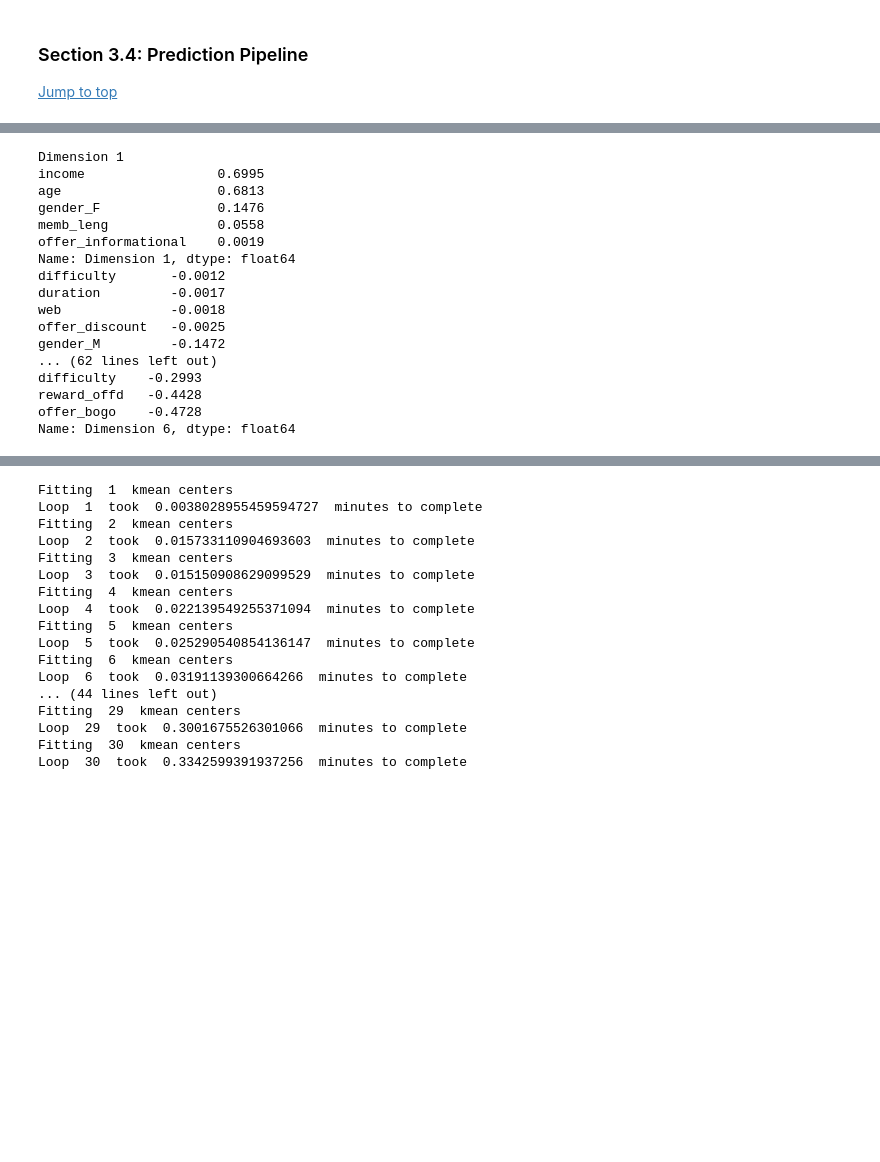
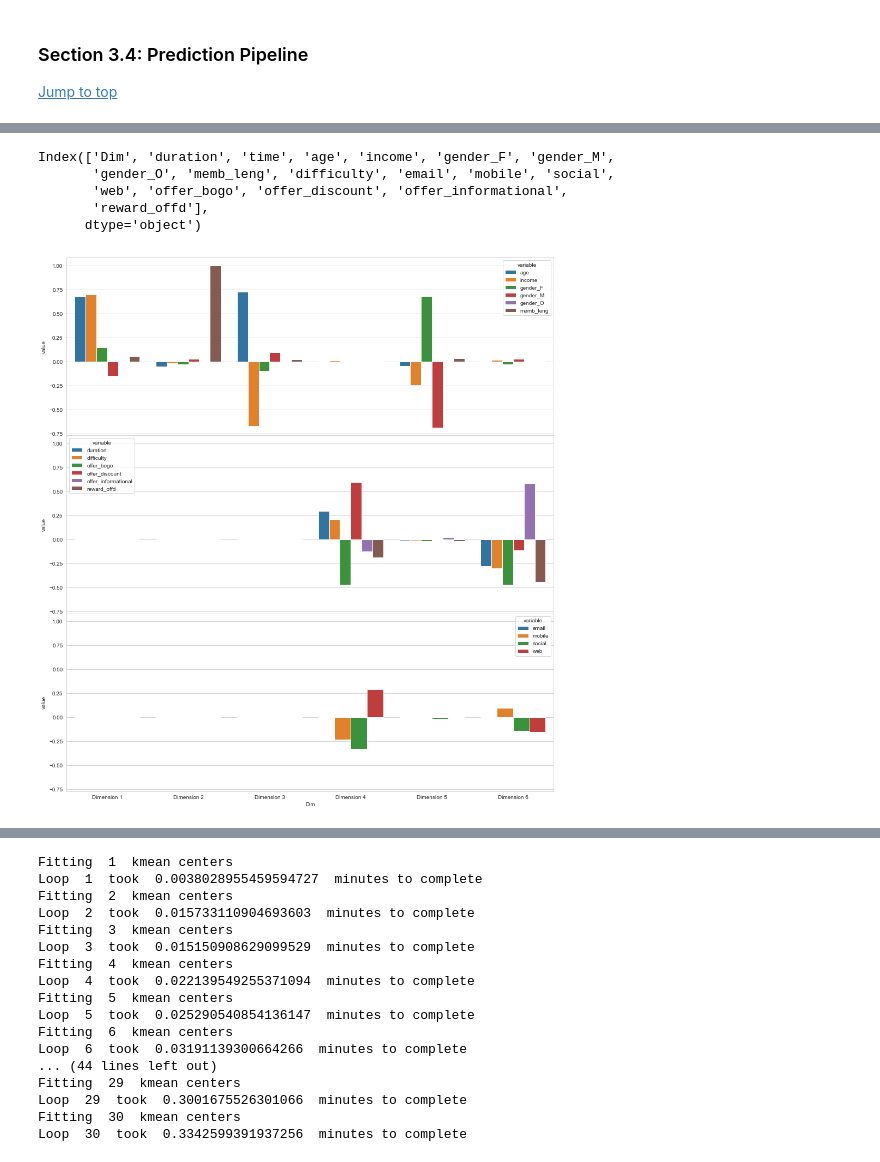
Before and after one commit to TomCanty/StarbucksCapstone, a Jupyter notebook: Starbucks_Capstone_notebook.ipynb, the cells around one changed output, grey strips where cells are left out. Cells and saved outputs as stored; diff of their text form; code cells hidden in the pictures; blank space fills up the shorter version.

```diff
--- a/Starbucks_Capstone_notebook.ipynb
+++ b/Starbucks_Capstone_notebook.ipynb
@@ -1586,37 +1491,30 @@ res.drop(columns=['Explained Variance'],inplace=True)
-# %%
-print("Dimension 1")
-print(res.loc['Dimension 1',:].sort_values(ascending=False)[:5])
-print(res.loc['Dimension 1',:].sort_values(ascending=False)[-5:])
-print("Dimension 2")
-print(res.loc['Dimension 2',:].sort_values(ascending=False)[:5])
-print(res.loc['Dimension 2',:].sort_values(ascending=False)[-5:])
-print("Dimension 3")
-print(res.loc['Dimension 3',:].sort_values(ascending=False)[:5])
-print(res.loc['Dimension 3',:].sort_values(ascending=False)[-5:])
-print("Dimension 4")
-print(res.loc['Dimension 4',:].sort_values(ascending=False)[:5])
-print(res.loc['Dimension 4',:].sort_values(ascending=False)[-5:])
-print("Dimension 5")
-print(res.loc['Dimension 5',:].sort_values(ascending=False)[:5])
-print(res.loc['Dimension 5',:].sort_values(ascending=False)[-5:])
-print("Dimension 6")
-print(res.loc['Dimension 6',:].sort_values(ascending=False)[:5])
-print(res.loc['Dimension 6',:].sort_values(ascending=False)[-5:])
-# %% [output]
-Dimension 1
-income                 0.6995
-age                    0.6813
-gender_F               0.1476
-memb_leng              0.0558
-offer_informational    0.0019
-Name: Dimension 1, dtype: float64
-difficulty       -0.0012
-duration         -0.0017
-web              -0.0018
-offer_discount   -0.0025
-gender_M         -0.1472
-... (62 lines left out)
-difficulty    -0.2993
-reward_offd   -0.4428
-offer_bogo    -0.4728
-Name: Dimension 6, dtype: float64
+# %%
+res = pca_results_rng(events_merged_std[X_col],pca7,[1,6])
+
+
+
+res.drop(columns=['Explained Variance'],inplace=True)
+res.reset_index(inplace=True)
+res.rename(columns={'index':'Dim'},inplace=True)
+# %%
+res_melt = res.melt(id_vars=['Dim'])
+# %%
+res.columns
+# %% [output]
+Index(['Dim', 'duration', 'time', 'age', 'income', 'gender_F', 'gender_M',
+       'gender_O', 'memb_leng', 'difficulty', 'email', 'mobile', 'social',
+       'web', 'offer_bogo', 'offer_discount', 'offer_informational',
+       'reward_offd'],
+      dtype='object')
+# %%
+demo_feat = ['age', 'income', 'gender_F', 'gender_M','gender_O', 'memb_leng']
+offer_feat = ['duration','difficulty','offer_bogo', 'offer_discount', 'offer_informational','reward_offd']
+communication_feat = ['email', 'mobile', 'social','web']
+# %%
+fig_4_1c, ax_4_1c = plt.subplots(nrows = 3, ncols=1, sharex=True,sharey=True ,figsize=(16, 18))
+sns.barplot(data=res_melt[res_melt['variable'].isin(demo_feat)],x='Dim',y='value',hue='variable',ax=ax_4_1c[0]);
+sns.barplot(data=res_melt[res_melt['variable'].isin(offer_feat)],x='Dim',y='value',hue='variable',ax=ax_4_1c[1]);
+sns.barplot(data=res_melt[res_melt['variable'].isin(communication_feat)],x='Dim',y='value',hue='variable',ax=ax_4_1c[2]);
+fig_4_1c.subplots_adjust(hspace = 0)
+# %% [output]
+[figure, added]
```
Also changed, not shown: parts of 52 cells of this notebook, 11 other files.
